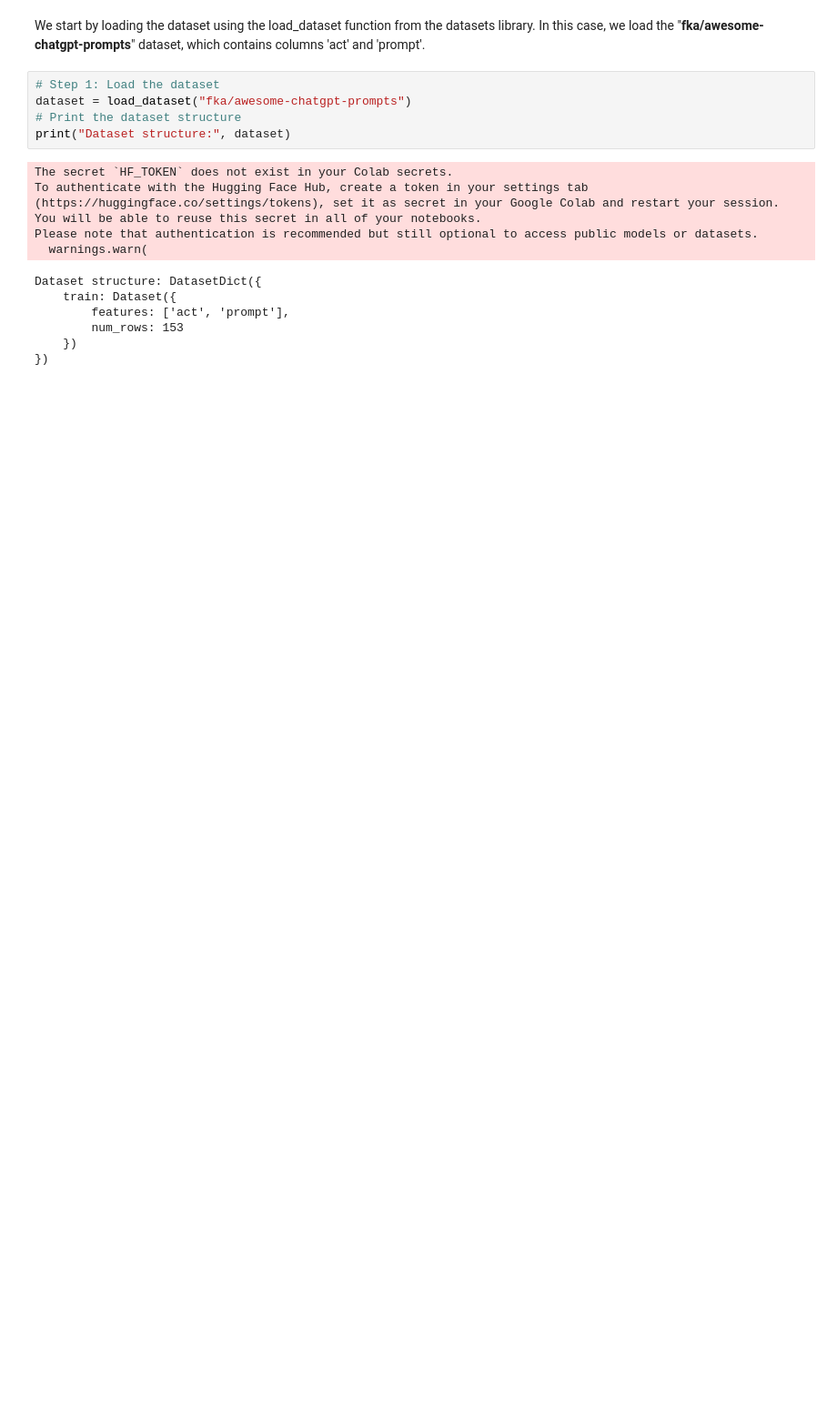
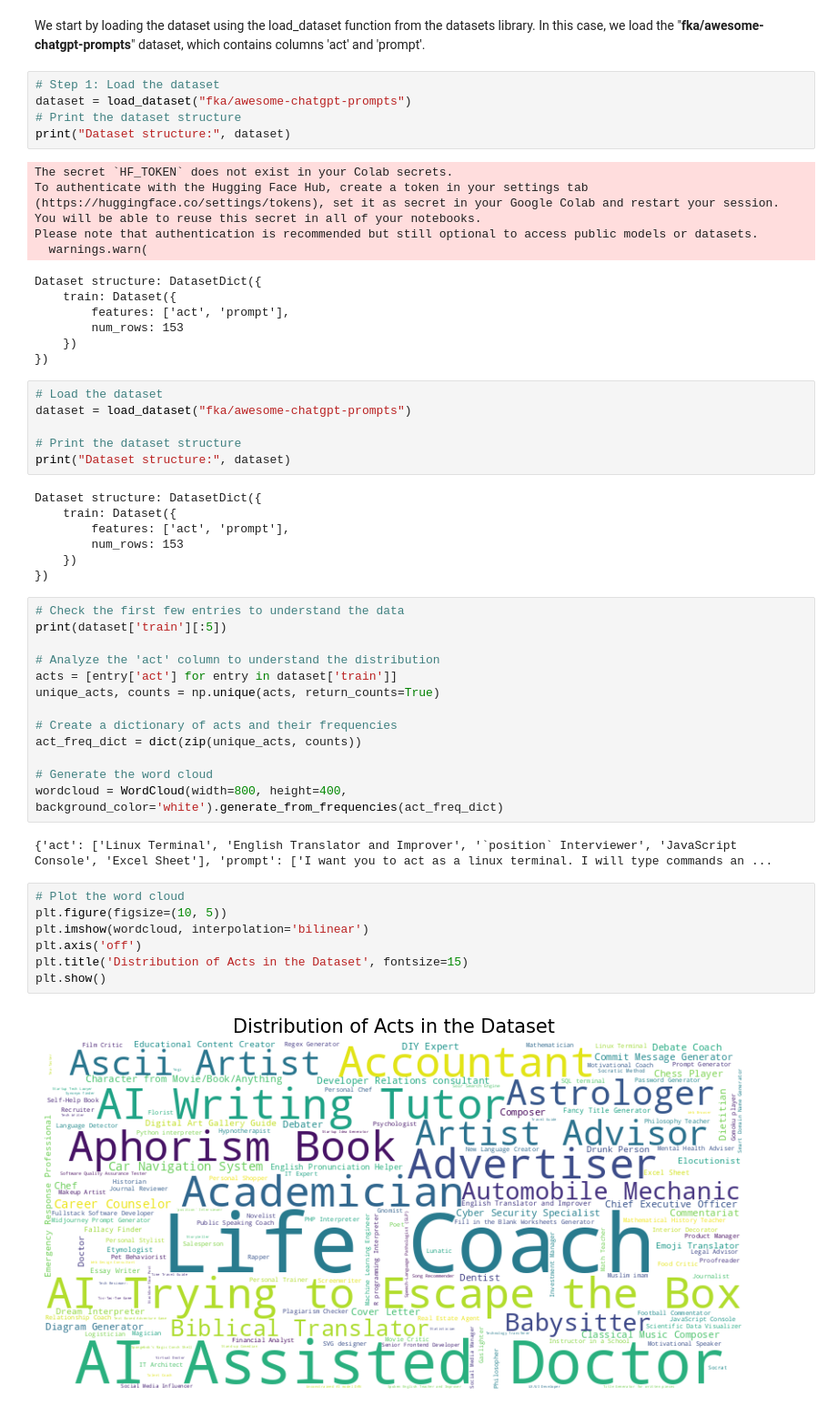
Before and after one commit to UritiSrikanth/-Assignment-3---LLM-coding-and-report-submission, a Jupyter notebook: Assignment_3_LLM_coding_and_report_submission.ipynb, the cells around one changed output. Shown at 91% size. Saved outputs shown, nothing was run; the diff lists cells and outputs as text; blank space fills up the shorter version.

```diff
--- a/Assignment_3_LLM_coding_and_report_submission.ipynb
+++ b/Assignment_3_LLM_coding_and_report_submission.ipynb
@@ -48,3 +49,40 @@ Dataset structure: DatasetDict({
         num_rows: 153
     })
 })
+# %%
+# Load the dataset
+dataset = load_dataset("fka/awesome-chatgpt-prompts")
+
+# Print the dataset structure
+print("Dataset structure:", dataset)
+# %% [output]
+Dataset structure: DatasetDict({
+    train: Dataset({
+        features: ['act', 'prompt'],
+        num_rows: 153
+    })
+})
+# %%
+# Check the first few entries to understand the data
+print(dataset['train'][:5])
+
+# Analyze the 'act' column to understand the distribution
+acts = [entry['act'] for entry in dataset['train']]
+unique_acts, counts = np.unique(acts, return_counts=True)
+
+# Create a dictionary of acts and their frequencies
+act_freq_dict = dict(zip(unique_acts, counts))
+
+# Generate the word cloud
+wordcloud = WordCloud(width=800, height=400, background_color='white').generate_from_frequencies(act_freq_dict)
+# %% [output]
+{'act': ['Linux Terminal', 'English Translator and Improver', '`position` Interviewer', 'JavaScript Console', 'Excel Sheet'], 'prompt': ['I want you to act as a linux terminal. I will type commands an ...
+# %%
+# Plot the word cloud
+plt.figure(figsize=(10, 5))
+plt.imshow(wordcloud, interpolation='bilinear')
+plt.axis('off')
+plt.title('Distribution of Acts in the Dataset', fontsize=15)
+plt.show()
+# %% [output]
+[figure, added]
```
Also changed, not shown: parts of 5 cells of this notebook.
